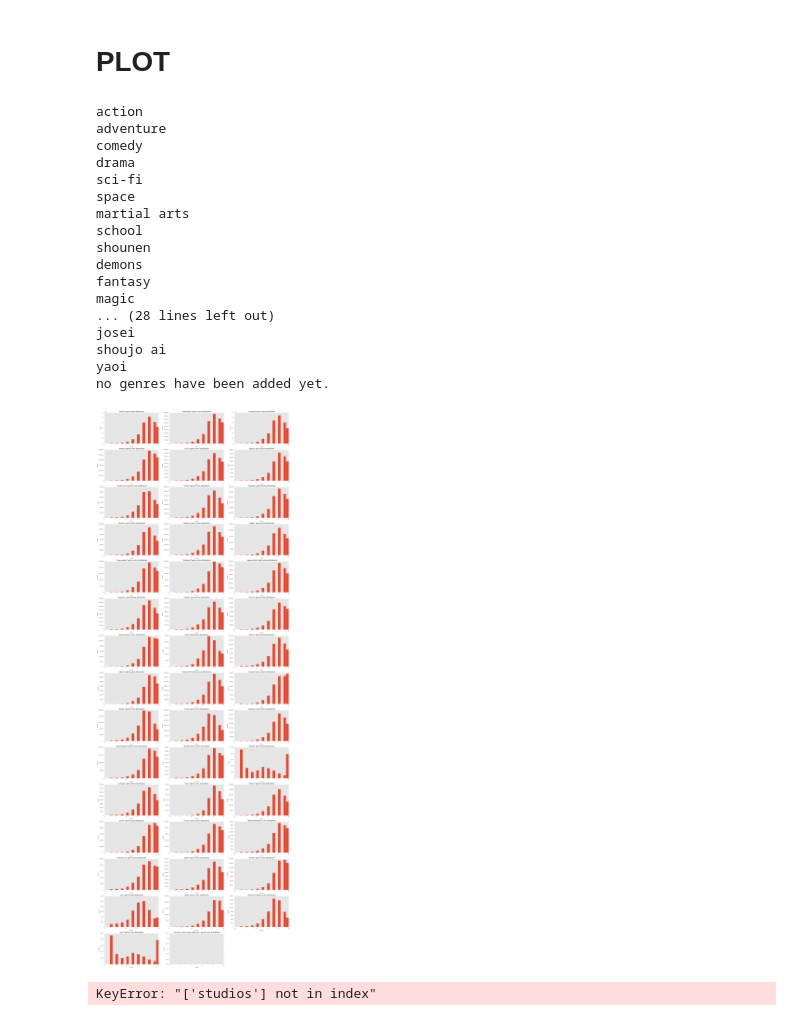
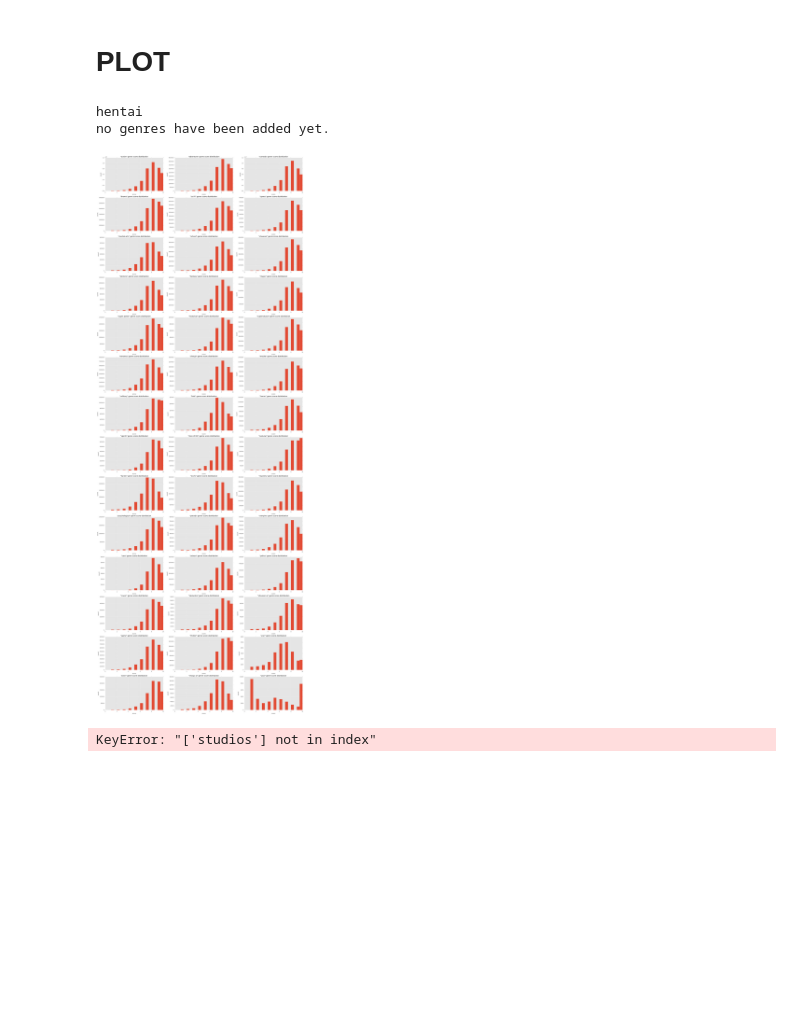
Before and after one commit to FourSwordKirby/MALDataScience, a Jupyter notebook: score_dist_stats.ipynb, the cells around one changed output. Drawn from its saved outputs; the diff is of its cells as text; code cells hidden in the pictures; blank space fills up the shorter version.

```diff
--- a/score_dist_stats.ipynb
+++ b/score_dist_stats.ipynb
@@ -86,9 +86,11 @@ stat_df = sig_length[sig_length['score_users'] > 20000]
 #std by genre
 genre_data = []
 for g in all_genre:
+    if g == 'hentai' or g=="no genres have been added yet.":
+        continue
     genre_df = stat_df[stat_df[g] == 1]
     genre_data.append([g, get_df_std(genre_df)])
 
 genre_df = pd.DataFrame(genre_data,columns=['genre', 'std'])
-print genre_df.sort_values('std', ascending=False)
+genre_df.sort_values('std', ascending=False).head(50)
 # %% [output]
@@ -116,51 +118,38 @@ matplotlib.rcParams['figure.figsize'] = (30.0, 90.0)
 plt.figure(1)
 plt.gca().set_xscale("linear")
 
 cols = 3
 rows = np.ceil(len(all_genre) / float(cols))
 i = 1
 for g in all_genre:
-    print g
+    if g == 'hentai' or g=="no genres have been added yet.":
+        print g
+        continue
     plt.subplot(rows, cols, i)
     genre_df = stat_df[stat_df[g] == 1]
     scores = []
     for idx, entry in genre_df.iterrows():
         scores.append([10] * entry["score_10_votes"])
         scores.append([9] * entry["score_9_votes"])
         scores.append([8] * entry["score_8_votes"])
         scores.append([7] * entry["score_7_votes"])
         scores.append([6] * entry["score_6_votes"])
         scores.append([5] * entry["score_5_votes"])
         scores.append([4] * entry["score_4_votes"])
         scores.append([3] * entry["score_3_votes"])
         scores.append([2] * entry["score_2_votes"])
         scores.append([1] * entry["score_1_votes"])
 
     scores = [val for sublist in scores for val in sublist]
     plt.hist(scores, bins=20, range=[0.0,10.0])
     plt.xlabel("score")
     plt.ylabel("count")
     plt.title('"%s" genre score distribution' % g)
     i += 1
 # %% [output]
-action
-adventure
-comedy
-drama
-sci-fi
-space
-martial arts
-school
-shounen
-demons
-fantasy
-magic
-... (28 lines left out)
-josei
-shoujo ai
-yaoi
+hentai
 no genres have been added yet.
-[figure, old version]
+[figure, new version]
 # %%
 all_studios = build_studios_set(MAL_df)
 # %%
```
Also changed, not shown: parts of 1 cell of this notebook, 6 other files.
